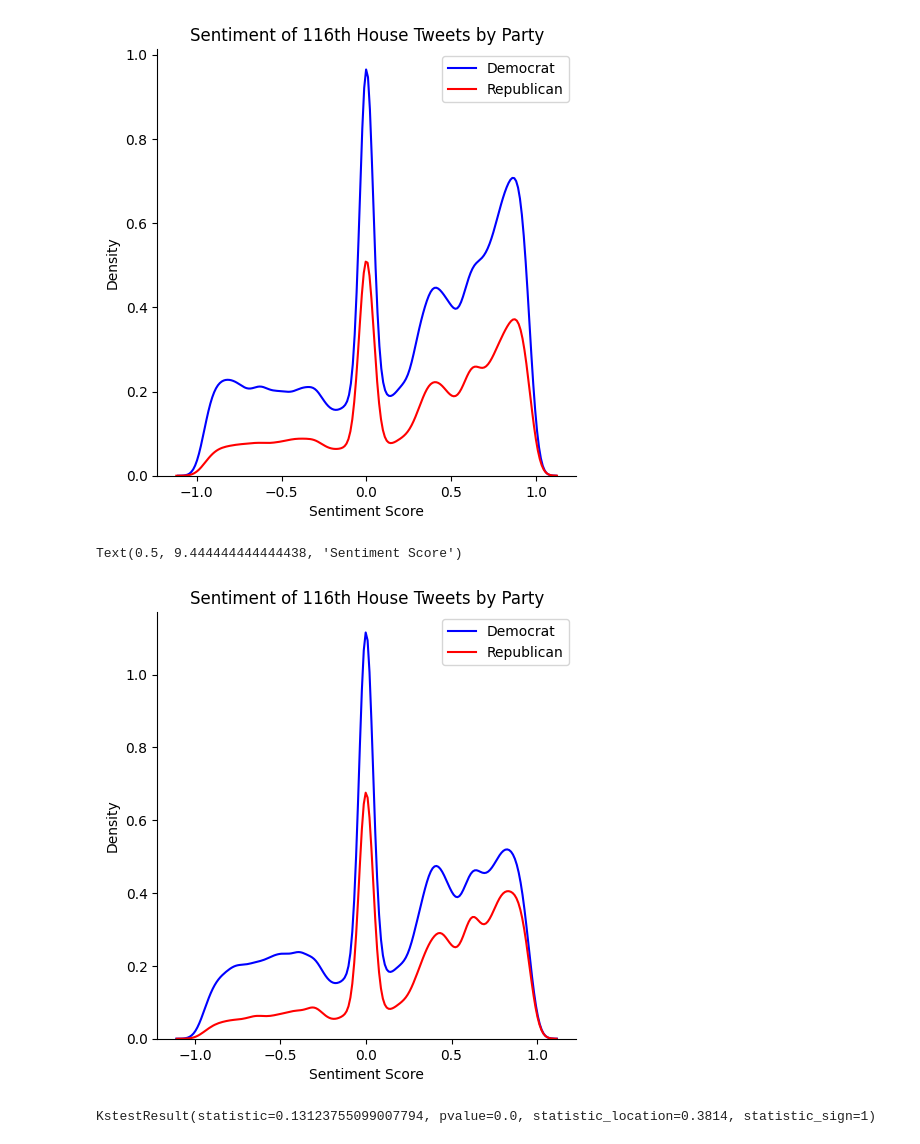
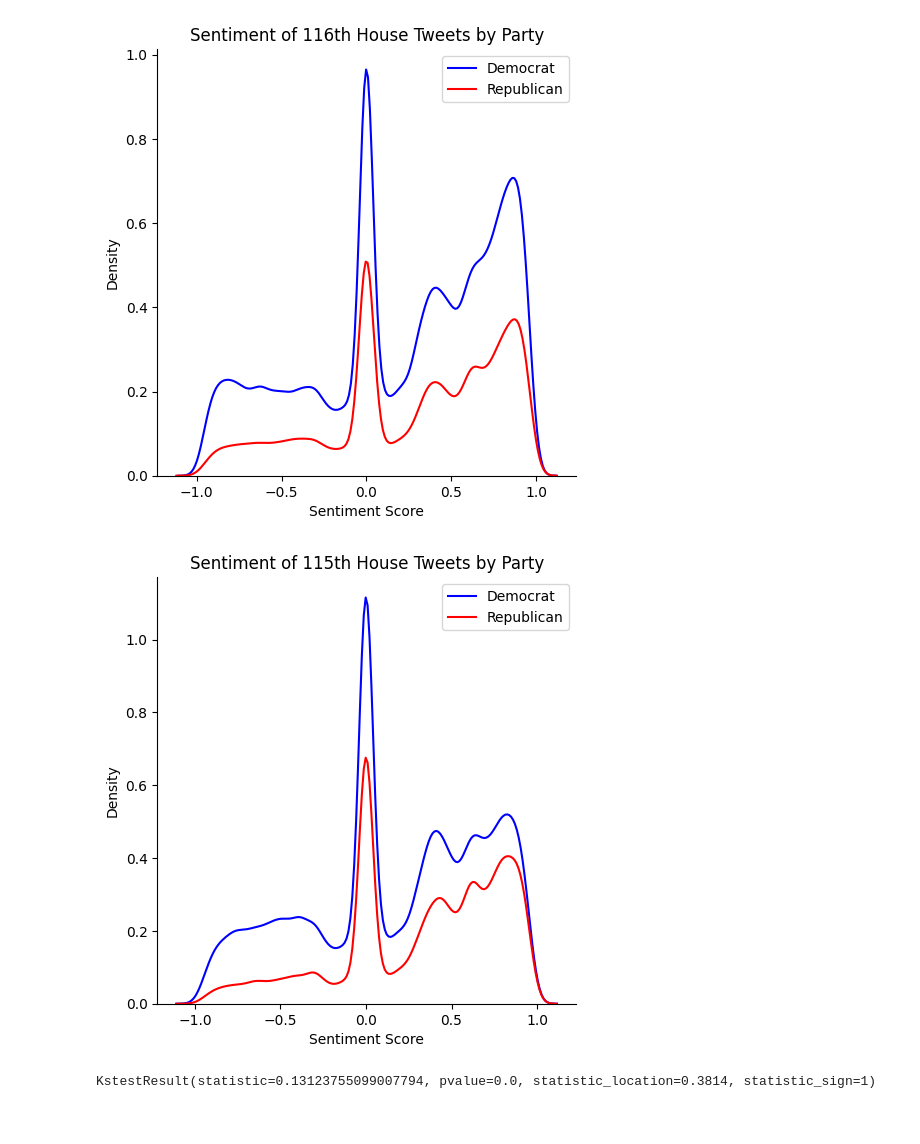
Before and after one commit to caramnix/CapitolLetters, a Jupyter notebook: figure and ks code/sentiment figures/kde_plots_sentiment.ipynb, the cells around one changed output. Drawn from its saved outputs; the diff is of its cells as text; code cells hidden in the pictures.

Commit message:
update code & add figure

```diff
--- a/figure and ks code/sentiment figures/kde_plots_sentiment.ipynb
+++ b/figure and ks code/sentiment figures/kde_plots_sentiment.ipynb
@@ -65,18 +65,17 @@ plt.xlabel("Sentiment Score")
 # %% [output]
 Text(0.5, 9.444444444444438, 'Sentiment Score')
 [figure]
-# %%
-palette ={0: "Red", 1: "Blue"}
-
-sns.displot(data=tweets_115, x="vader_score", hue="party", kind="kde", palette =palette, legend= False)
-plt.legend(labels= ['Democrat', 'Republican'])
-plt.title("Sentiment of 116th House Tweets by Party")
-plt.xlabel("Sentiment Score")
-
-#plt.savefig('116thHousekde_v2.png', dpi=300, bbox_inches='tight')
-# %% [output]
-Text(0.5, 9.444444444444438, 'Sentiment Score')
-[figure, removed]
+# %%
+palette ={0: "Red", 1: "Blue"}
+
+sns.displot(data=tweets_115, x="vader_score", hue="party", kind="kde", palette =palette, legend= False)
+plt.legend(labels= ['Democrat', 'Republican'])
+plt.title("Sentiment of 115th House Tweets by Party")
+plt.xlabel("Sentiment Score")
+
+plt.savefig('115thHousekde_v1.png', dpi=300, bbox_inches='tight')
+# %% [output]
+[figure, added]
 # %%
 from scipy import stats
 
```
Also changed, not shown: parts of 2 cells of this notebook, 1 other file.
